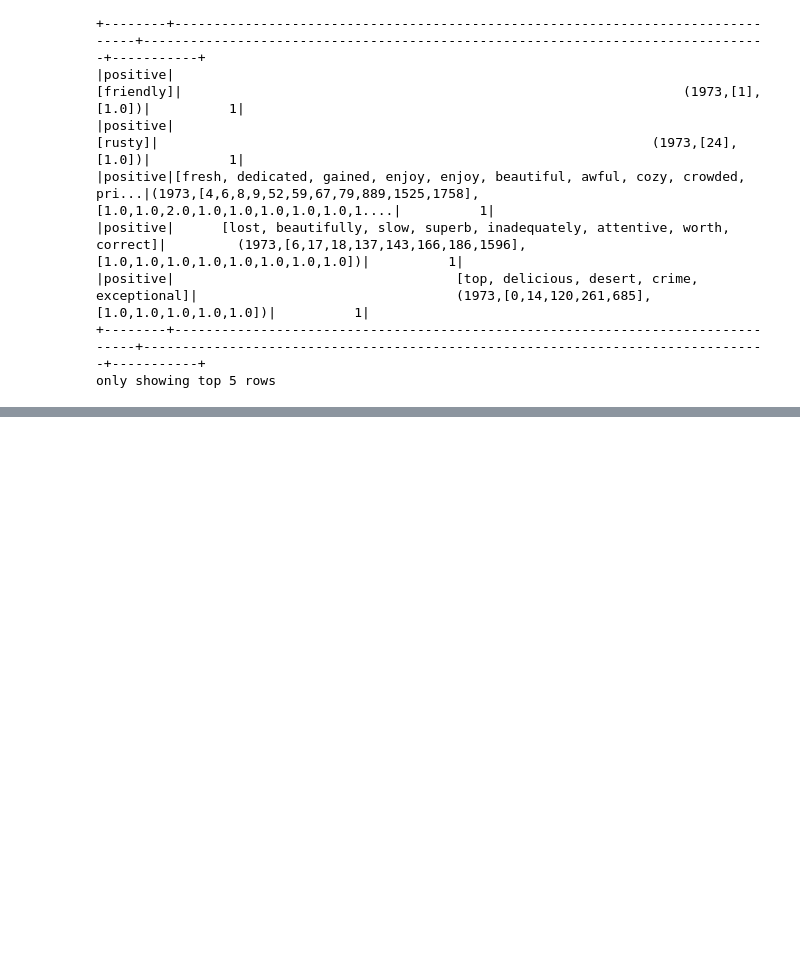
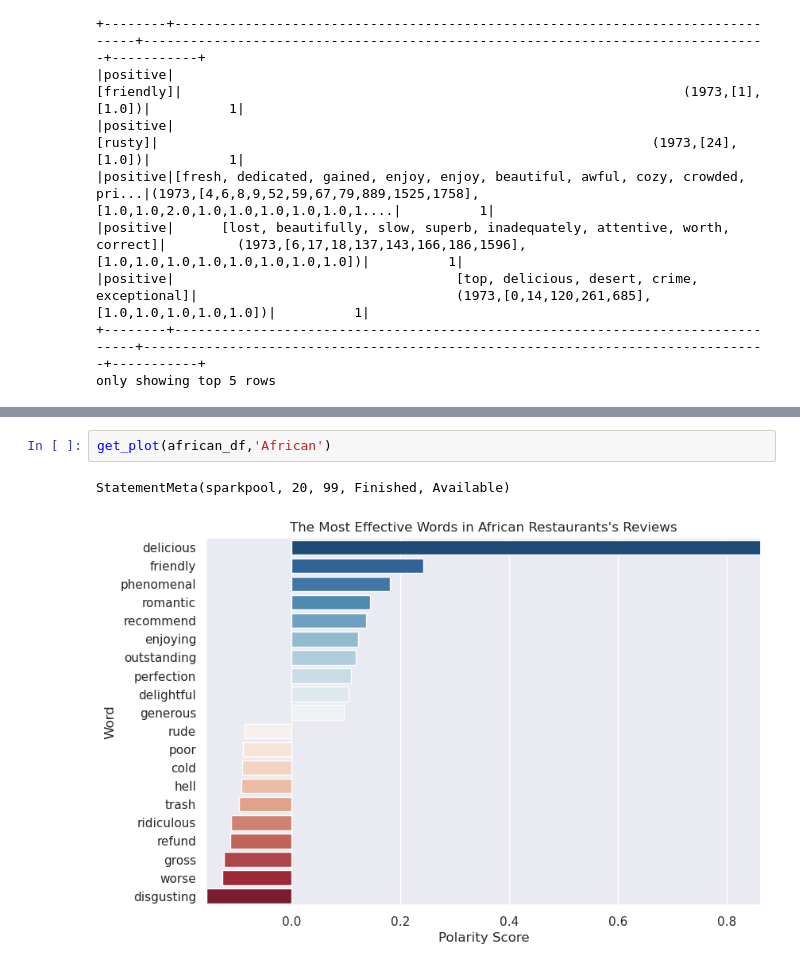
Before and after one commit to yusufkurubacak/PySpark-Yelp-Restaurant-Reviews-Sentiment-Analysis, a Jupyter notebook: Yelp_Sentiment_Analysis.ipynb, the cells around one changed output, grey strips where cells are left out. Cells and saved outputs as stored; diff of their text form; blank space fills up the shorter version.

```diff
--- a/Yelp_Sentiment_Analysis.ipynb
+++ b/Yelp_Sentiment_Analysis.ipynb
@@ -1701,0 +1040,5 @@ StatementMeta(sparkpvikeur, 33, 166, Finished, Available)
+# %%
+get_plot(african_df,'African')
+# %% [output]
+StatementMeta(sparkpool, 20, 99, Finished, Available)
+[figure, added]
```
Also changed, not shown: parts of 150 cells of this notebook.
